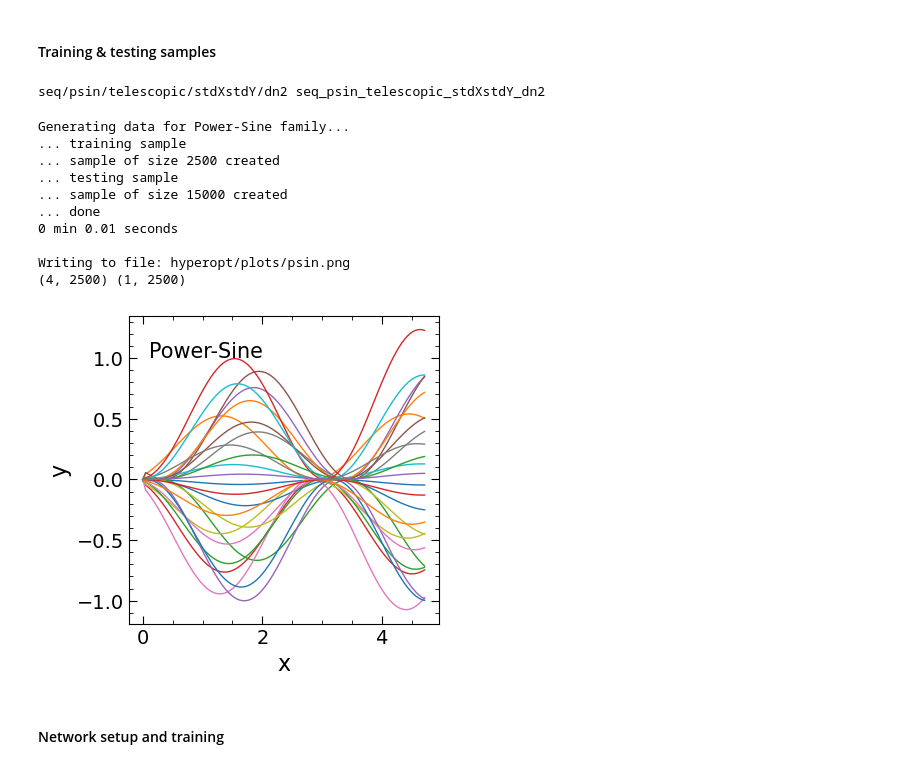
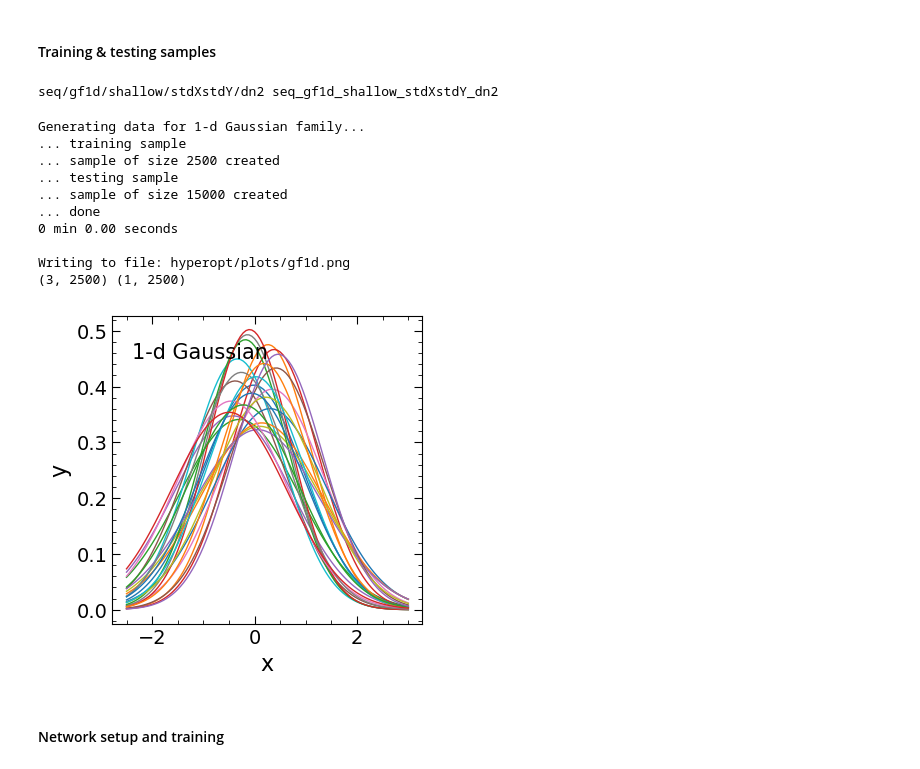
Before and after one commit to a-paranjape/mlfundas, a Jupyter notebook: examples/HyperOpt_Example.ipynb, the cells around one changed output. Drawn from its saved outputs; the diff is of its cells as text; code cells hidden in the pictures.

```diff
--- a/examples/HyperOpt_Example.ipynb
+++ b/examples/HyperOpt_Example.ipynb
@@ -113,7 +113,7 @@ def func_powersine(x,params):
 # %% [markdown]
 #### Training & testing samples
 # %%
-Ftype = 'psin'
+Ftype = 'gf1d'
 
 ExDict = {'gf1d':{'root':'gf1d/','text':'1-d Gaussian',
                   'func':func_gauss1d,'xbounds':[-2.5,3.0],
@@ -145,7 +145,7 @@ xmin,xmax = ExDict[Ftype]['xbounds']
 param_mins = ExDict[Ftype]['pbounds']['min']
 param_maxs = ExDict[Ftype]['pbounds']['max']
 # %% [output]
-seq/psin/telescopic/stdXstdY/dn2 seq_psin_telescopic_stdXstdY_dn2
+seq/gf1d/shallow/stdXstdY/dn2 seq_gf1d_shallow_stdXstdY_dn2
 # %%
 start_time = time()
 
@@ -205,39 +205,39 @@ Y_test = np.zeros((1,n_test))
 for n in range(n_lhc_test):
     sl = np.s_[n*n_x_test:(n+1)*n_x_test]
     for p in range(n_params):
         X_test[sl,p] = params_test[n,p]
     X_test[sl,-1] = xtest
     Y_test[0,sl] = example_func(xtest,params_test[n])
 
 X_test = X_test.T
 print('... sample of size {0:d} created'.format(n_test))
 print('... done')
 ut.time_this(start_time)
 
 plt.figure(figsize=(4,4))
 plt.xlabel('x')
 plt.ylabel('y')
 for n in range(n_lhc_train):
     sl = np.s_[n*n_x_train:(n+1)*n_x_train]
     plt.plot(xtrain,Y_train[0,sl],lw=1)
-plt.text(0.1 if Ftype=='psin' else -2.4,1.0,Example_Text,fontsize=FS2)
+plt.text(0.1 if Ftype=='psin' else -2.4,1.0 if Ftype=='psin' else 0.45,Example_Text,fontsize=FS2)
 plt.minorticks_on()
 filename = Plot_Stem + '/' + Ftype + '.png'
 print('Writing to file:',filename)
 plt.savefig(filename,bbox_inches='tight')
 print(X_train.shape,Y_train.shape)
 # %% [output]
-Generating data for Power-Sine family...
+Generating data for 1-d Gaussian family...
 ... training sample
 ... sample of size 2500 created
 ... testing sample
 ... sample of size 15000 created
 ... done
-0 min 0.01 seconds
+0 min 0.00 seconds
 
-Writing to file: hyperopt/plots/psin.png
-(4, 2500) (1, 2500)
+Writing to file: hyperopt/plots/gf1d.png
+(3, 2500) (1, 2500)
-[figure, old version]
+[figure, new version]
 # %% [markdown]
 #### Network setup and training
 # %%
```
Also changed, not shown: parts of 9 cells of this notebook.
